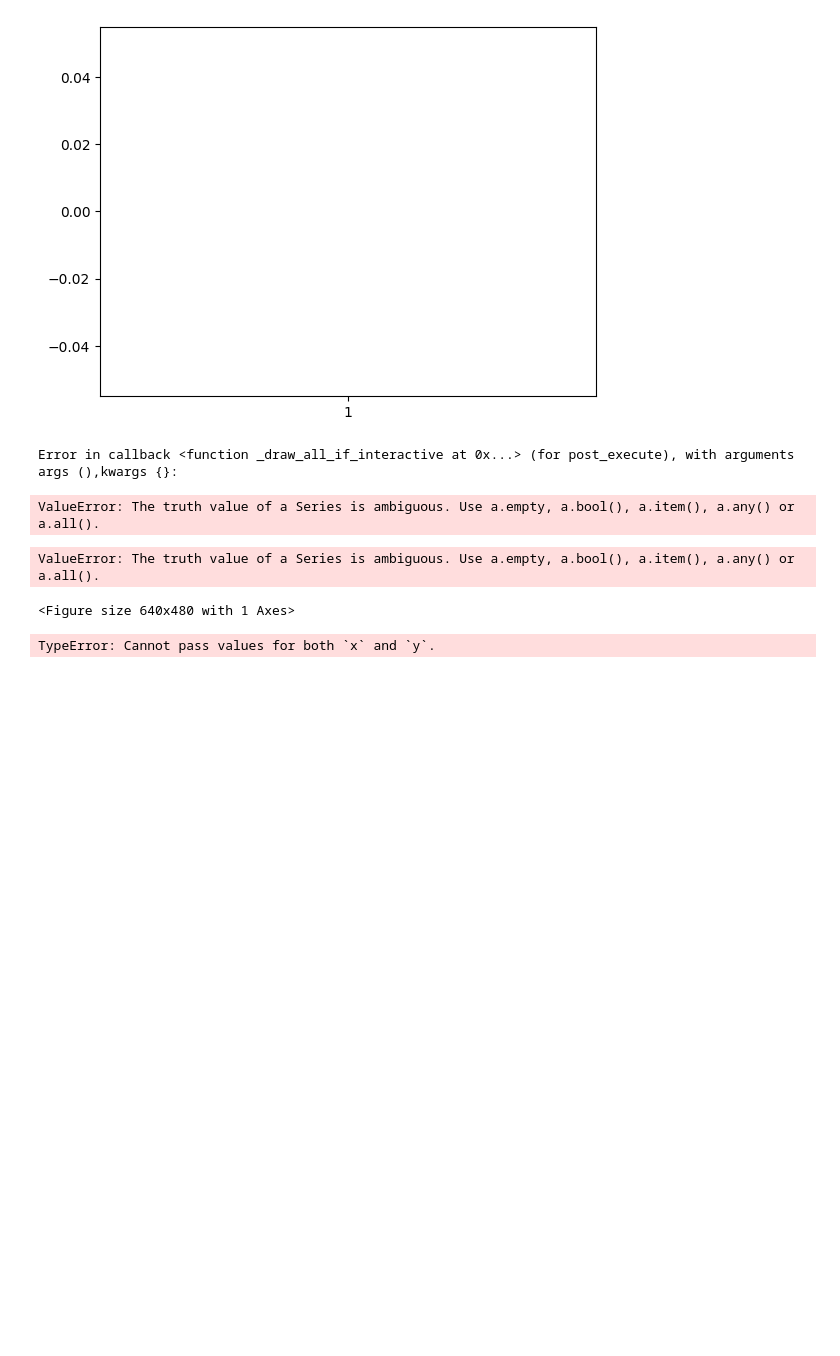
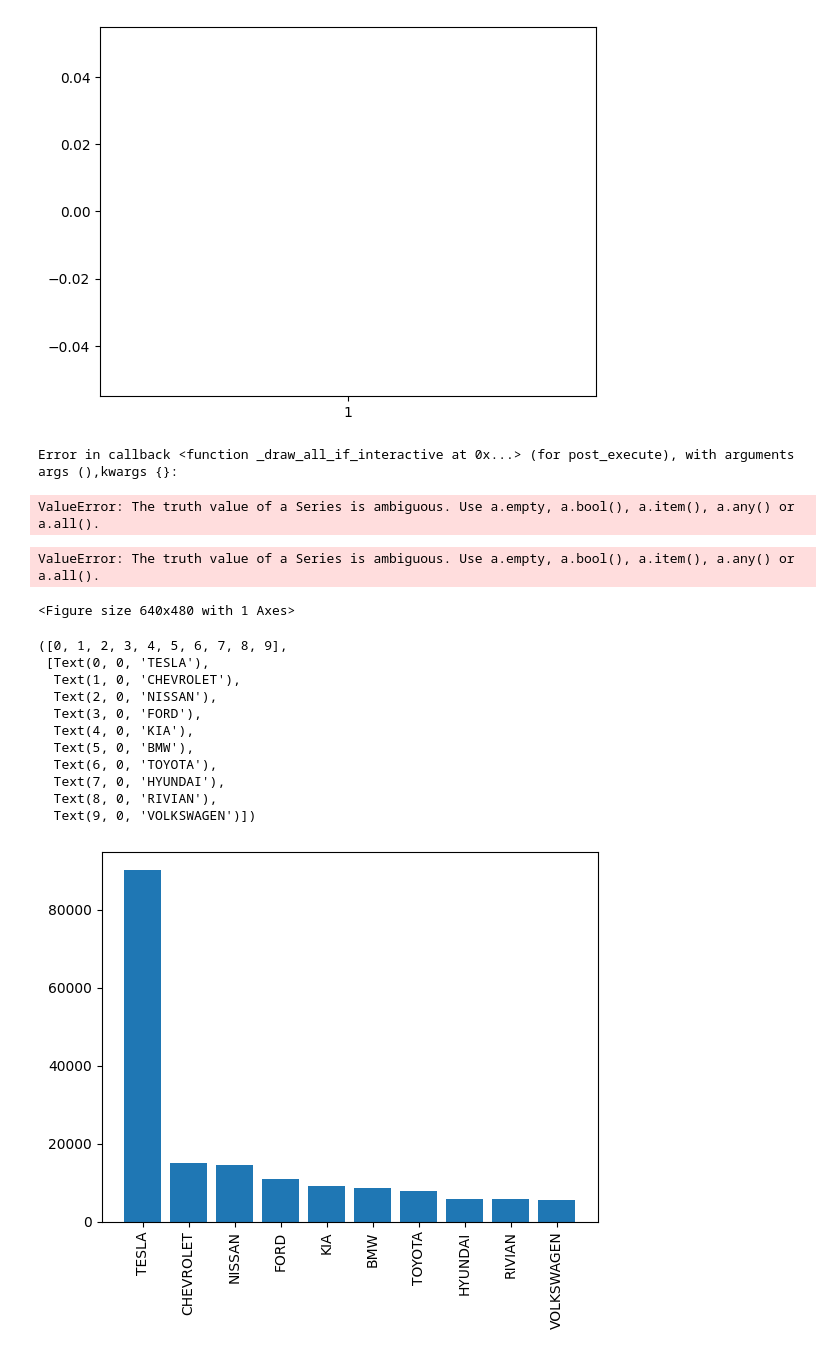
Before and after one commit to adnaaaen/eda-and-visualization, a Jupyter notebook: EV-vechicle/notebooks/Untitled.ipynb, the cells around one changed output. Saved outputs shown, nothing was run; the diff lists cells and outputs as text; code cells hidden in the pictures; blank space fills up the shorter version.

```diff
--- a/EV-vechicle/notebooks/Untitled.ipynb
+++ b/EV-vechicle/notebooks/Untitled.ipynb
@@ -100,7 +90,19 @@ ValueError: The truth value of a Series is ambiguous. Use a.empty, a.bool(), a.i
 import seaborn as sns
 # %%
 ad = df['Make'].value_counts().nlargest(n=10)
-sns.countplot(x=ad.index)
+plt.bar(x=ad.index, height=ad.values)
+plt.xticks(rotation=90)
 # %% [output]
-TypeError: Cannot pass values for both `x` and `y`.
+([0, 1, 2, 3, 4, 5, 6, 7, 8, 9],
+ [Text(0, 0, 'TESLA'),
+  Text(1, 0, 'CHEVROLET'),
+  Text(2, 0, 'NISSAN'),
+  Text(3, 0, 'FORD'),
+  Text(4, 0, 'KIA'),
+  Text(5, 0, 'BMW'),
+  Text(6, 0, 'TOYOTA'),
+  Text(7, 0, 'HYUNDAI'),
+  Text(8, 0, 'RIVIAN'),
+  Text(9, 0, 'VOLKSWAGEN')])
+[figure, added]
 # %%
```
Also changed, not shown: parts of 10 cells of this notebook, 2 other files.
